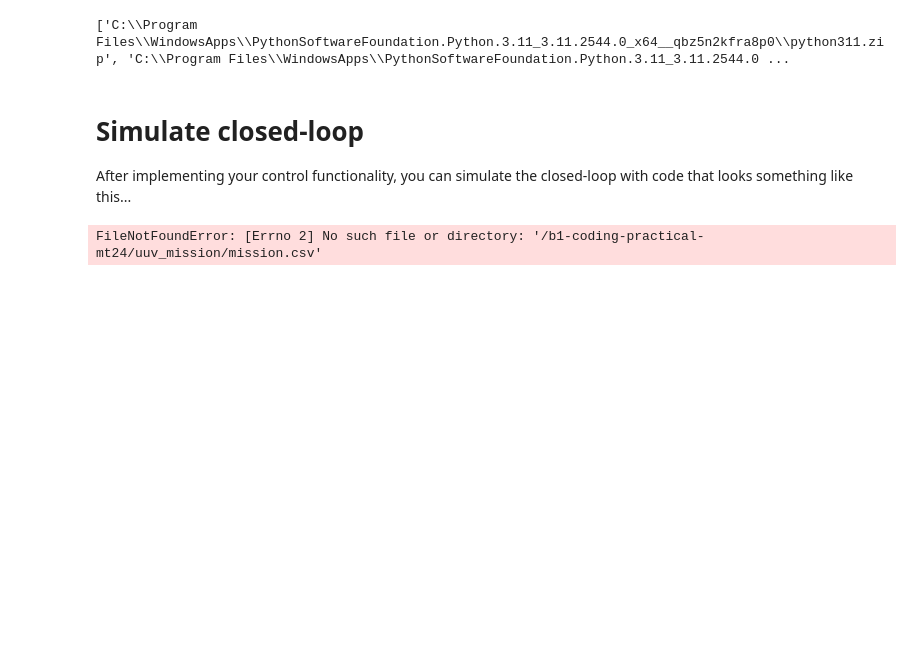
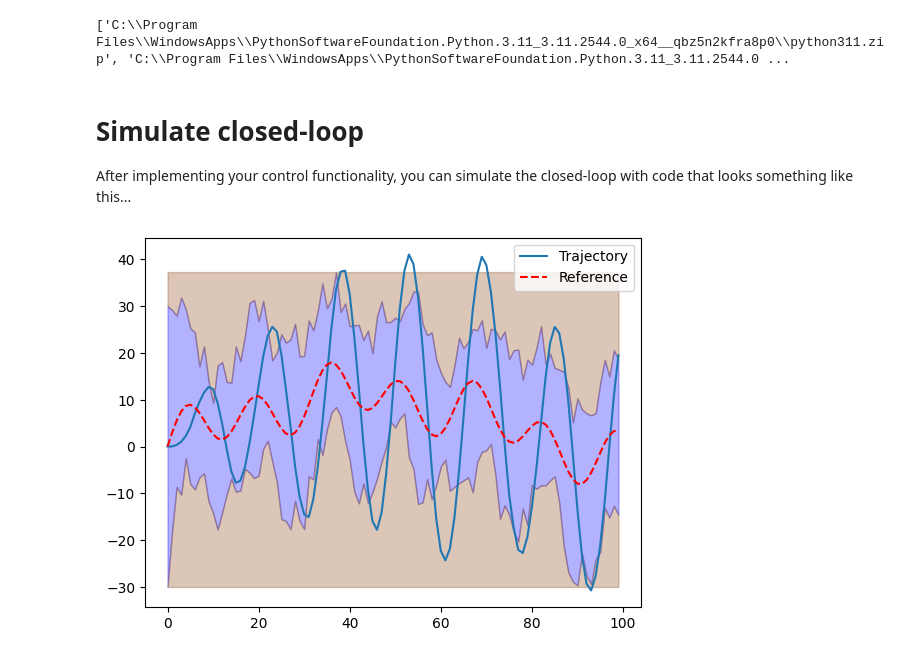
Before and after one commit to alyssac123/b1-coding-practical-mt24, a Jupyter notebook: uuv_mission/demo.ipynb, the cells around one changed output. Drawn from its saved outputs; the diff is of its cells as text; code cells hidden in the pictures; blank space fills up the shorter version.

```diff
--- a/uuv_mission/demo.ipynb
+++ b/uuv_mission/demo.ipynb
@@ -12,18 +12,18 @@ After implementing your control functionality, you can simulate the closed-loop
 # %%
 # Import relevant modules
 from dynamic import Submarine, Mission, ClosedLoop # IMPORTING THE NECESSARY FUNCTIONS FROM dynamic
 from control import PDController # IMPORTING THE NECESSARY FUNCTION FROM control
 
 sub = Submarine()
 # Instantiate your controller (depending on your implementation)
 kp = 0.15 # Choosing the proportional gain
 kd = 0.6 # Choosing the derivative gain
 controller = PDController(kp=kp, kd=kd)
 
 closed_loop = ClosedLoop(sub, controller)
-mission = Mission.from_csv("/b1-coding-practical-mt24/uuv_mission/mission.csv") # This is the relative path of the mission file.
+mission = Mission.from_csv(r"C:\Users\alyss\Documents\B1-PROJECT-1\b1-coding-practical-mt24\uuv_mission\mission.csv") # This is the relative path of the mission file.
 
 trajectory = closed_loop.simulate_with_random_disturbances(mission)
 trajectory.plot_completed_mission(mission)
 # %% [output]
-FileNotFoundError: [Errno 2] No such file or directory: '/b1-coding-practical-mt24/uuv_mission/mission.csv'
+[figure, added]
```
